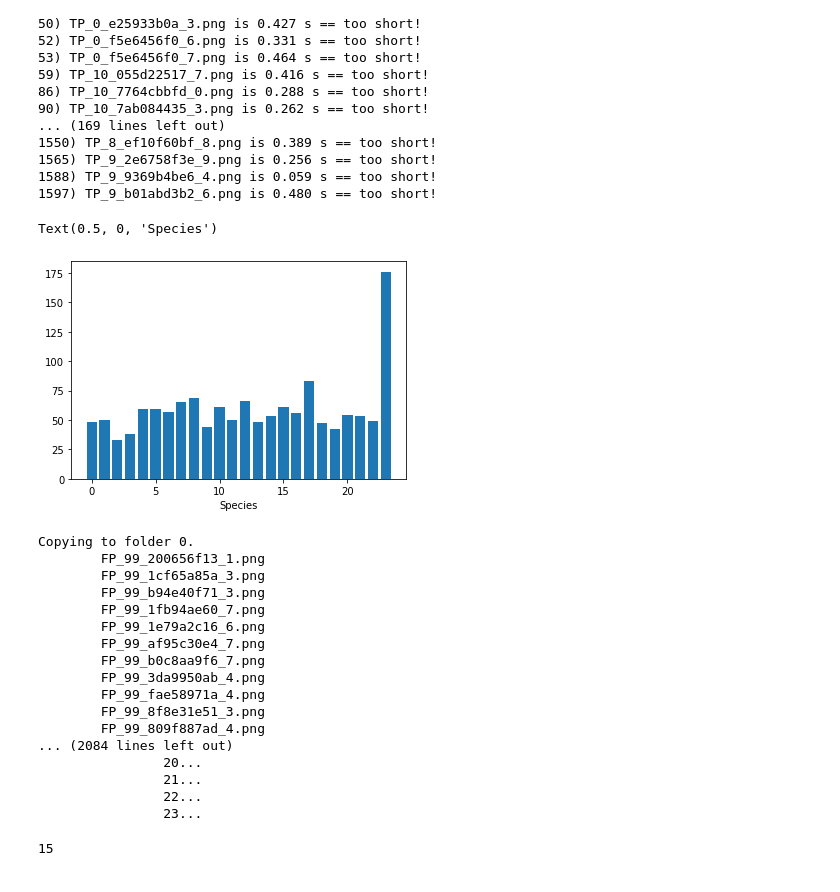
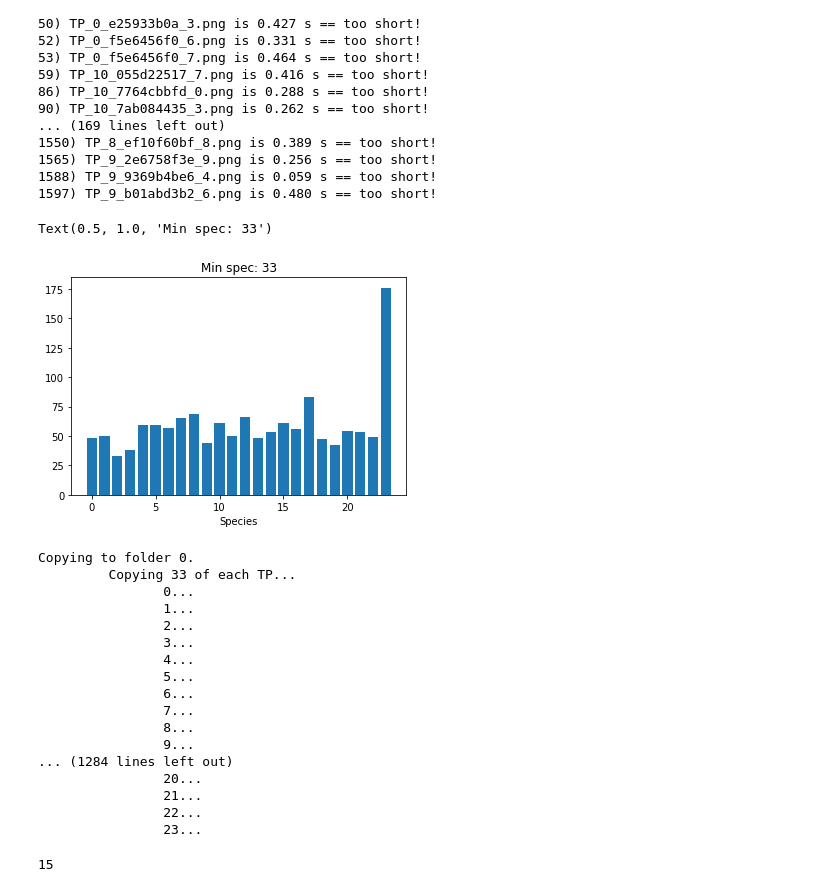
Before and after one commit to KidElectric/rfcx_kaggle, a Jupyter notebook: notebooks/2.2-bri-clip-check-and-rebalance.ipynb, the cells around one changed output. Cells and saved outputs as stored; diff of their text form; code cells hidden in the pictures.

```diff
--- a/notebooks/2.2-bri-clip-check-and-rebalance.ipynb
+++ b/notebooks/2.2-bri-clip-check-and-rebalance.ipynb
@@ -153,19 +155,20 @@ for ii,fn in enumerate(imgs):
 # %%
 #How many examples of each TP are there?
 src=params.dest=DATA_ROOT.joinpath('interim').joinpath('train').joinpath('clip_decomp')
 imgs=[png for png in src.glob('TP*.png')]
 counts=np.zeros((24,))
 for ii,fn in enumerate(imgs):
     img=fn.parts[-1]
     spec=img.split('_')[1]
     counts[int(spec)] += 1
 
 # print(counts)
 plt.bar(x=range(0,24,1),height=counts);
 plt.xlabel('Species');
+plt.title('Min spec: %d' % np.min(counts))
 # %% [output]
-Text(0.5, 0, 'Species')
+Text(0.5, 1.0, 'Min spec: 33')
-[figure, old version]
+[figure, new version]
 # %%
 # 2) Create 50 folders of downsampled clips such that:
 # a) There are 15 examples of each TP species, 15 FP, 15 NP (Method 1)
@@ -176,34 +179,38 @@ np_img=[png for png in src.glob('NP*.png')]
 
 num_spec = 24 #Number of unique species
 nf = 50 # Number of folders
-rs = 15 # Resampled number
+rs = 33 # Resampled number
 
 root_dest=DATA_ROOT.joinpath('processed').joinpath('resamp_%d' % rs)
+include_fp=False
+include_np=False
 for i in range(nf):
     dest=root_dest.joinpath(str(i))
     if dest.exists() == False:
         os.makedirs(dest)
     print('Copying to folder %d.' % i)
-    #Resample and move FP:
-    fp_rs=np.random.choice(fp_img,size=rs,replace=False)
-    for fn in fp_rs:
-        p=fn.parts[-1].split('.')[0]
-        pp=p.split('_')
-        newfn=''
-        for x in range(len(pp)):
-            if x==1:
-                newfn=newfn + '_' + '99'
-            else:
-                newfn=newfn + '_' + pp[x]
-        newfn=newfn[1:] + '.png'
-        print('\t%s' % newfn)
-        shutil.copy(fn,dest.joinpath(newfn))
+    if include_fp == True:
+        #Resample and move FP:
+        fp_rs=np.random.choice(fp_img,size=rs*2,replace=False)
+        for fn in fp_rs:
+            p=fn.parts[-1].split('.')[0]
+            pp=p.split('_')
+            newfn=''
+            for x in range(len(pp)):
+                if x==1:
+                    newfn=newfn + '_' + '99'
+                else:
+                    newfn=newfn + '_' + pp[x]
+            newfn=newfn[1:] + '.png'
+            print('\t%s' % newfn)
+            shutil.copy(fn,dest.joinpath(newfn))
 
-    # Resample and move NP:
-    np_rs=np.random.choice(np_img,size=rs,replace=False)
-    print('\t Copying %d NP...' % rs)
-    for fn in np_rs:
-        shutil.copy(fn,dest)
+    if include_np == True:
+        # Resample and move NP:
+        np_rs=np.random.choice(np_img,size=rs*4,replace=False)
+        print('\t Copying %d NP...' % rs*4)
+        for fn in np_rs:
+            shutil.copy(fn,dest)
 
     print('\t Copying %d of each TP...' % rs)
     for ii in range(num_spec):
@@ -214,18 +221,18 @@ for i in range(nf):
             shutil.copy(fn,dest)
 # %% [output]
 Copying to folder 0.
-        FP_99_200656f13_1.png
-        FP_99_1cf65a85a_3.png
-        FP_99_b94e40f71_3.png
-        FP_99_1fb94ae60_7.png
-        FP_99_1e79a2c16_6.png
-        FP_99_af95c30e4_7.png
-        FP_99_b0c8aa9f6_7.png
-        FP_99_3da9950ab_4.png
-        FP_99_fae58971a_4.png
-        FP_99_8f8e31e51_3.png
-        FP_99_809f887ad_4.png
-... (2084 lines left out)
+         Copying 33 of each TP...
+                0...
+                1...
+                2...
+                3...
+                4...
+                5...
+                6...
+                7...
+                8...
+                9...
+... (1284 lines left out)
                 20...
                 21...
                 22...
```
Also changed, not shown: parts of 1 cell of this notebook, 2 other files.
